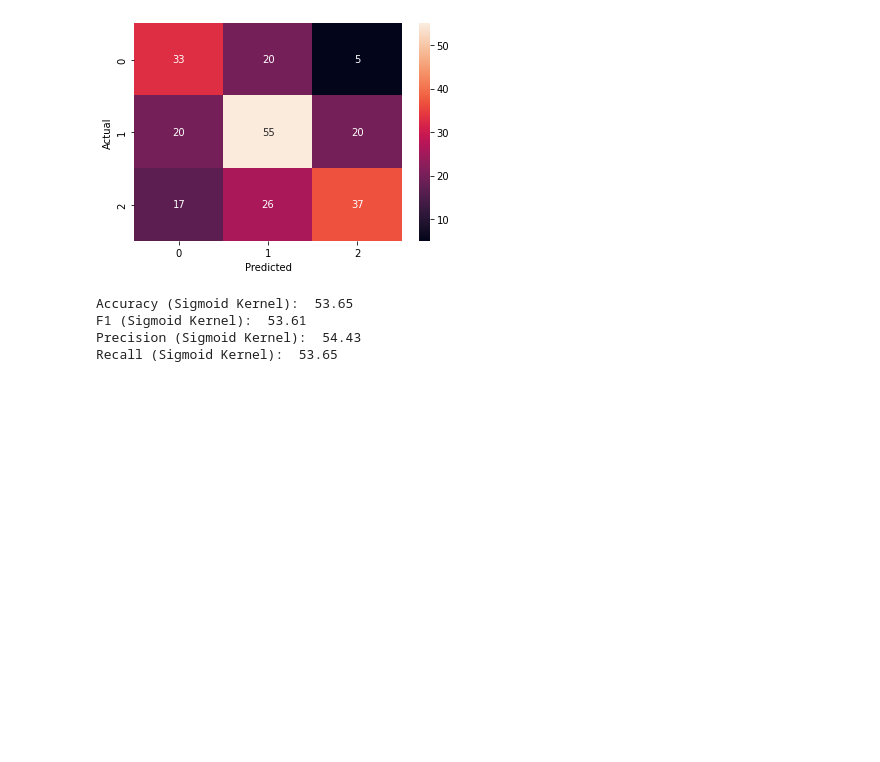
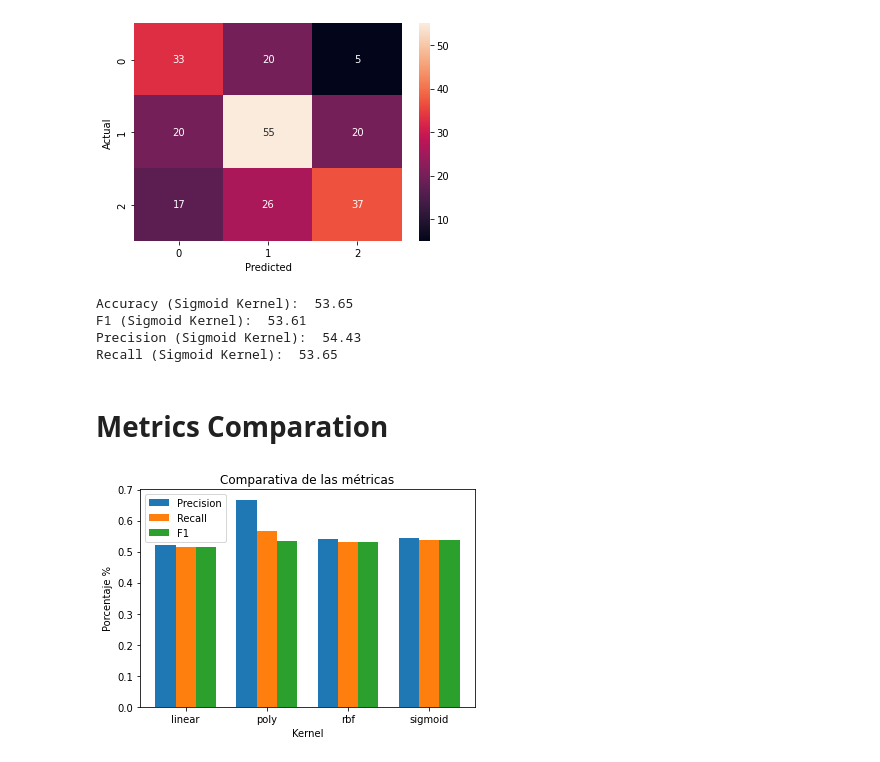
Before and after one commit to Jorge260399/AI-bases-framework, a Jupyter notebook: [NRC_8888]_JorgeEnriquez_ProyectoFinal.ipynb, the cells around one changed output. Saved outputs shown, nothing was run; the diff lists cells and outputs as text; code cells hidden in the pictures; blank space fills up the shorter version.

```diff
--- a/[NRC_8888]_JorgeEnriquez_ProyectoFinal.ipynb
+++ b/[NRC_8888]_JorgeEnriquez_ProyectoFinal.ipynb
@@ -170,5 +145,0 @@ param_grid = [
-# %%
-grid = GridSearchCV(estimator=svm.SVC(), param_grid=param_grid, refit=True, verbose=2)
-start = time.time()
-grid.fit(X_train, y_train.ravel())
-end = time.time()
@@ -311,3 +274,29 @@ Accuracy (Sigmoid Kernel):  53.65
 F1 (Sigmoid Kernel):  53.61
 Precision (Sigmoid Kernel):  54.43
 Recall (Sigmoid Kernel):  53.65
+# %% [markdown]
+# **Metrics Comparation**
+# %%
+serie_1 = [linear_precision, poly_precision, rbf_precision, sigmoid_precision]
+serie_2 = [linear_recall, poly_recall, rbf_recall, sigmoid_recall]
+serie_3 = [linear_f1, poly_f1, rbf_f1, sigmoid_f1]
+
+
+numero_de_grupos = len(serie_1)
+indice_barras = np.arange(numero_de_grupos)
+ancho_barras =0.25
+
+plt.bar(indice_barras, serie_1, width=ancho_barras, label='Precision')
+plt.bar(indice_barras + ancho_barras, serie_2, width=ancho_barras, label='Recall')
+plt.bar(indice_barras + ancho_barras + ancho_barras, serie_3, width=ancho_barras, label='F1')
+plt.legend(loc='best')
+## Se colocan los indicadores en el eje x
+plt.xticks(indice_barras + ancho_barras, ('linear', 'poly', 'rbf', 'sigmoid'))
+
+plt.ylabel('Porcentaje %')
+plt.xlabel('Kernel')
+plt.title('Comparativa de las métricas')
+
+plt.show()
+# %% [output]
+[figure, added]
```
Also changed, not shown: parts of 5 cells of this notebook.
